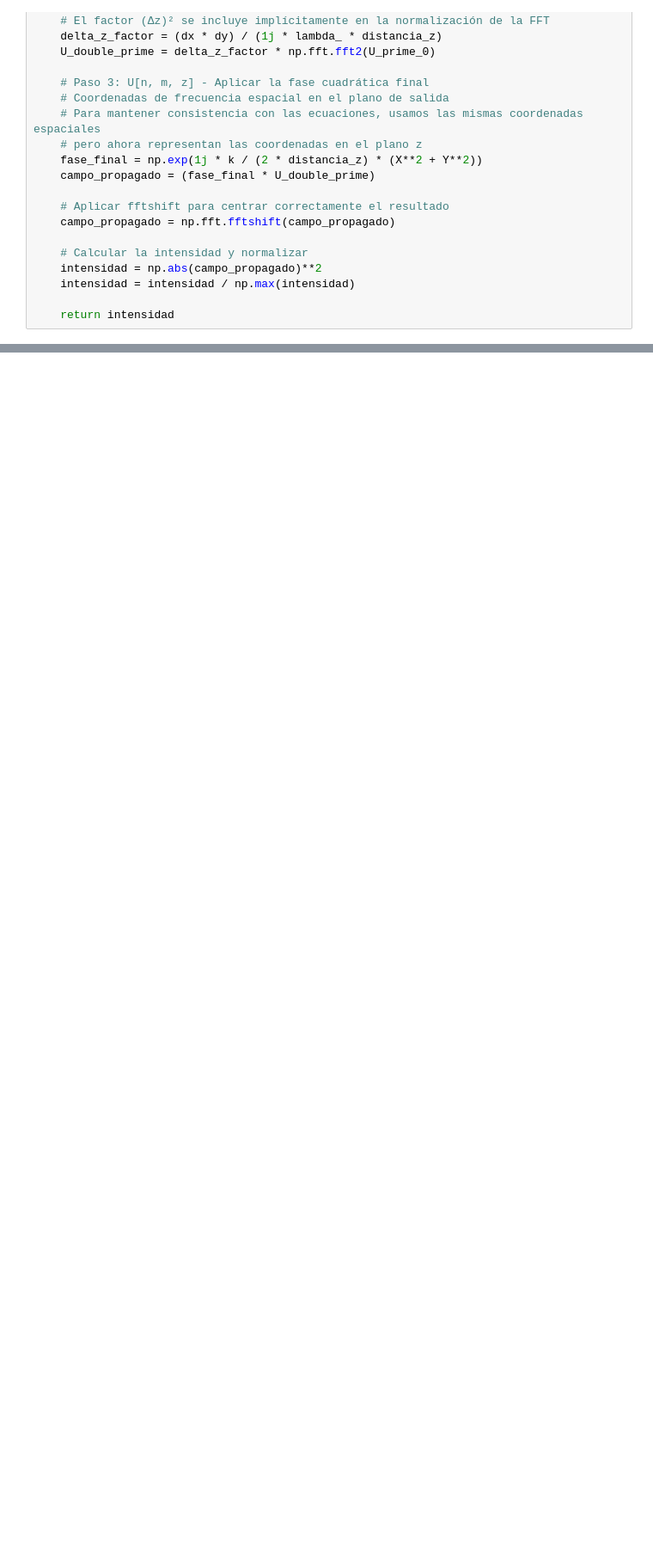
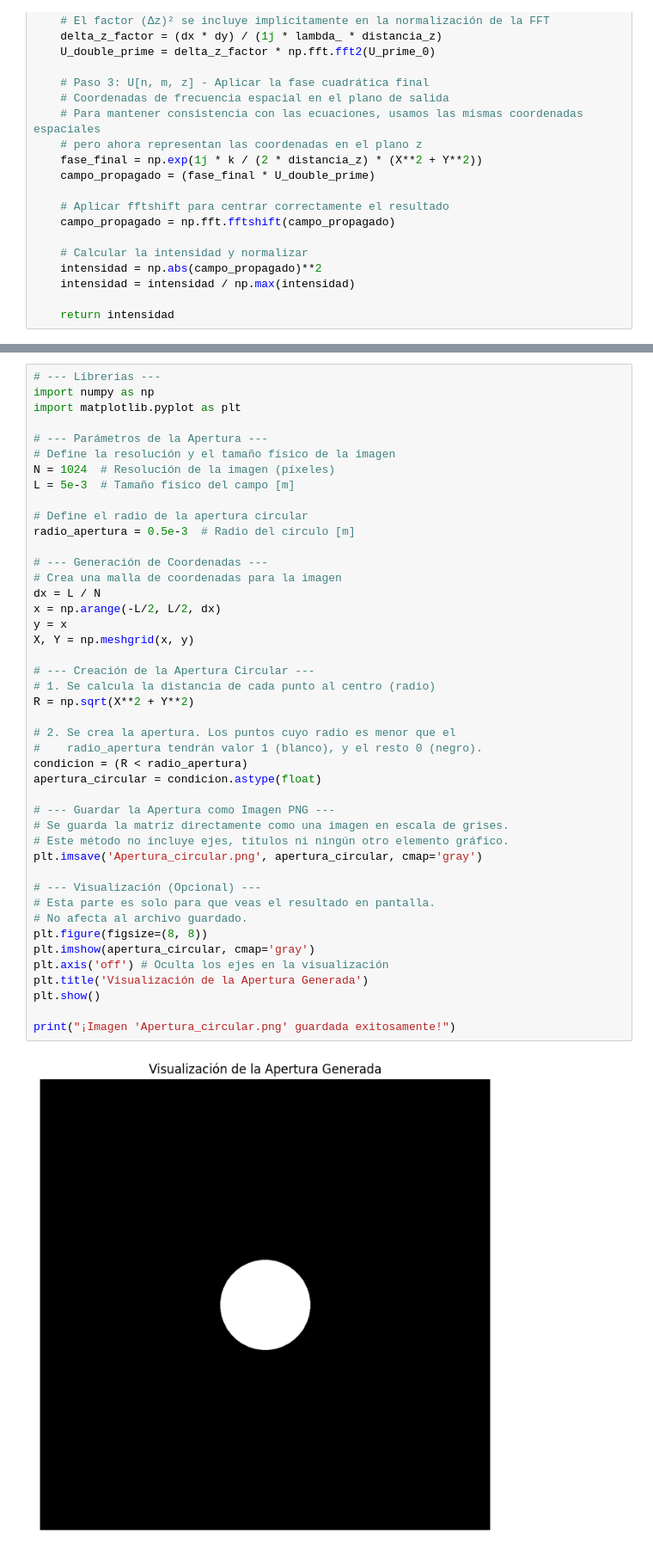
Before and after one commit to jjzm0521/Actividad_1_Instrumentos_Opticos_Difraccion, a Jupyter notebook: Actividad_1_IO.ipynb, the cells around one changed output, grey strips where cells are left out. Shown at 86% size. Saved outputs shown, nothing was run; the diff lists cells and outputs as text; blank space fills up the shorter version.

```diff
--- a/Actividad_1_IO.ipynb
+++ b/Actividad_1_IO.ipynb
@@ -301,0 +316,46 @@ def fft_propagacion_transformada_fresnel(
+# %%
+# --- Librerías ---
+import numpy as np
+import matplotlib.pyplot as plt
+
+# --- Parámetros de la Apertura ---
+# Define la resolución y el tamaño físico de la imagen
+N = 1024  # Resolución de la imagen (píxeles)
+L = 5e-3  # Tamaño físico del campo [m]
+
+# Define el radio de la apertura circular
+radio_apertura = 0.5e-3  # Radio del círculo [m]
+
+# --- Generación de Coordenadas ---
+# Crea una malla de coordenadas para la imagen
+dx = L / N
+x = np.arange(-L/2, L/2, dx)
+y = x
+X, Y = np.meshgrid(x, y)
+
+# --- Creación de la Apertura Circular ---
+# 1. Se calcula la distancia de cada punto al centro (radio)
+R = np.sqrt(X**2 + Y**2)
+
+# 2. Se crea la apertura. Los puntos cuyo radio es menor que el
+#    radio_apertura tendrán valor 1 (blanco), y el resto 0 (negro).
+condicion = (R < radio_apertura)
+apertura_circular = condicion.astype(float)
+
+# --- Guardar la Apertura como Imagen PNG ---
+# Se guarda la matriz directamente como una imagen en escala de grises.
+# Este método no incluye ejes, títulos ni ningún otro elemento gráfico.
+plt.imsave('Apertura_circular.png', apertura_circular, cmap='gray')
+
+# --- Visualización (Opcional) ---
+# Esta parte es solo para que veas el resultado en pantalla.
+# No afecta al archivo guardado.
+plt.figure(figsize=(8, 8))
+plt.imshow(apertura_circular, cmap='gray')
+plt.axis('off') # Oculta los ejes en la visualización
+plt.title('Visualización de la Apertura Generada')
+plt.show()
+
+print("¡Imagen 'Apertura_circular.png' guardada exitosamente!")
+# %% [output]
+[figure, added]
```
Also changed, not shown: parts of 20 cells of this notebook, 1 other file.
